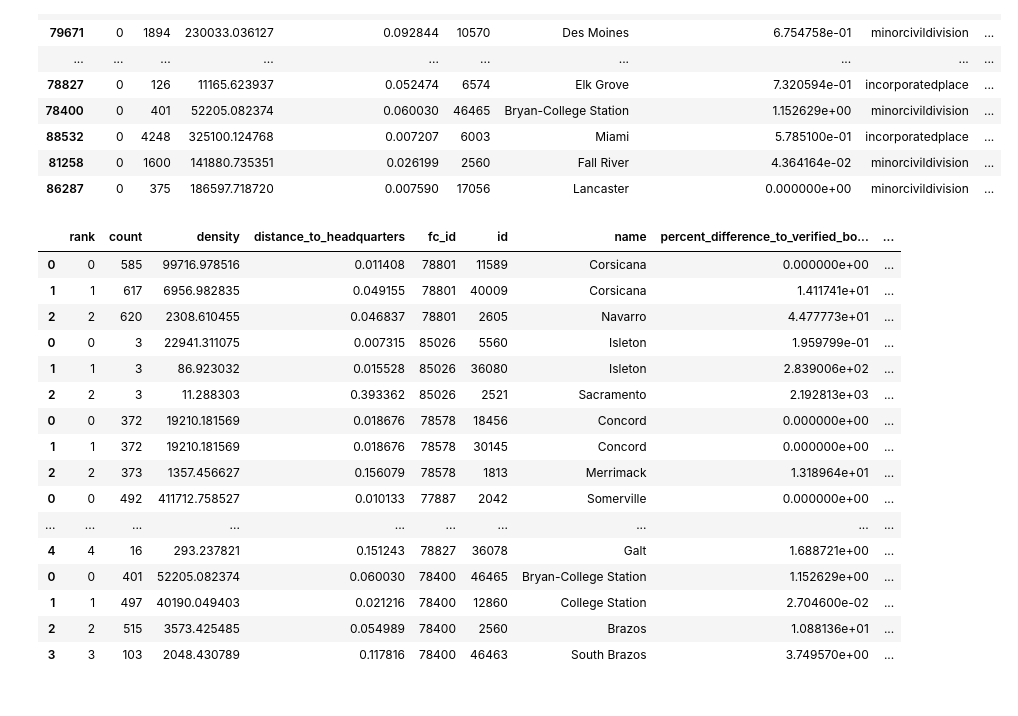
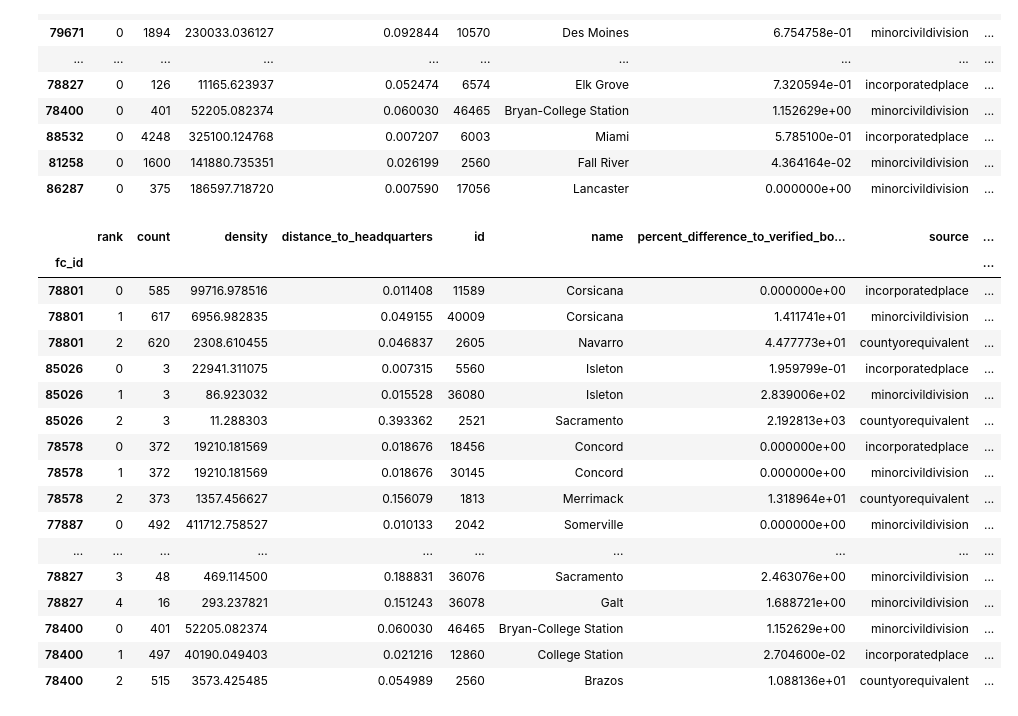
Before and after one commit to tbuffington7/data, a Jupyter notebook: analysis/validated-boundaries-vs-government-unit-density.ipynb, the cells around one changed output. Cells and saved outputs as stored; diff of their text form; code cells hidden in the pictures.

```diff
--- a/analysis/validated-boundaries-vs-government-unit-density.ipynb
+++ b/analysis/validated-boundaries-vs-government-unit-density.ipynb
@@ -152,7 +152,7 @@ Analyzing: Southington Fire Department (id: 95681 fdid: 02230 CT)
 from glob import glob
 # %%
 df = None
-for f in glob("*.csv"):
+for f in glob("boundary-analysis*.csv"):
     if df is not None:
         df = df.append(pd.read_csv(f))
     else:
@@ -195,22 +195,23 @@ selected_government_units
 | 81258 | 0 | 1600 | 141880.735351 | 0.026199 | 2560 | Fall River | 4.364164e-02 | minorcivildivision | ... |
 | 86287 | 0 | 375 | 186597.718720 | 0.007590 | 17056 | Lancaster | 0.000000e+00 | minorcivildivision | ... |
 # %%
-df
+df.set_index('fc_id')
 # %% [output]
-|  | rank | count | density | distance_to_headquarters | fc_id | id | name | percent_difference_to_verified_bo... | ... |
-| 0 | 0 | 585 | 99716.978516 | 0.011408 | 78801 | 11589 | Corsicana | 0.000000e+00 | ... |
-| 1 | 1 | 617 | 6956.982835 | 0.049155 | 78801 | 40009 | Corsicana | 1.411741e+01 | ... |
-| 2 | 2 | 620 | 2308.610455 | 0.046837 | 78801 | 2605 | Navarro | 4.477773e+01 | ... |
-| 0 | 0 | 3 | 22941.311075 | 0.007315 | 85026 | 5560 | Isleton | 1.959799e-01 | ... |
-| 1 | 1 | 3 | 86.923032 | 0.015528 | 85026 | 36080 | Isleton | 2.839006e+02 | ... |
-| 2 | 2 | 3 | 11.288303 | 0.393362 | 85026 | 2521 | Sacramento | 2.192813e+03 | ... |
-| 0 | 0 | 372 | 19210.181569 | 0.018676 | 78578 | 18456 | Concord | 0.000000e+00 | ... |
-| 1 | 1 | 372 | 19210.181569 | 0.018676 | 78578 | 30145 | Concord | 0.000000e+00 | ... |
-| 2 | 2 | 373 | 1357.456627 | 0.156079 | 78578 | 1813 | Merrimack | 1.318964e+01 | ... |
-| 0 | 0 | 492 | 411712.758527 | 0.010133 | 77887 | 2042 | Somerville | 0.000000e+00 | ... |
+|  | rank | count | density | distance_to_headquarters | id | name | percent_difference_to_verified_bo... | source | ... |
+| fc_id |  |  |  |  |  |  |  |  | ... |
+| 78801 | 0 | 585 | 99716.978516 | 0.011408 | 11589 | Corsicana | 0.000000e+00 | incorporatedplace | ... |
+| 78801 | 1 | 617 | 6956.982835 | 0.049155 | 40009 | Corsicana | 1.411741e+01 | minorcivildivision | ... |
+| 78801 | 2 | 620 | 2308.610455 | 0.046837 | 2605 | Navarro | 4.477773e+01 | countyorequivalent | ... |
+| 85026 | 0 | 3 | 22941.311075 | 0.007315 | 5560 | Isleton | 1.959799e-01 | incorporatedplace | ... |
+| 85026 | 1 | 3 | 86.923032 | 0.015528 | 36080 | Isleton | 2.839006e+02 | minorcivildivision | ... |
+| 85026 | 2 | 3 | 11.288303 | 0.393362 | 2521 | Sacramento | 2.192813e+03 | countyorequivalent | ... |
+| 78578 | 0 | 372 | 19210.181569 | 0.018676 | 18456 | Concord | 0.000000e+00 | incorporatedplace | ... |
+| 78578 | 1 | 372 | 19210.181569 | 0.018676 | 30145 | Concord | 0.000000e+00 | minorcivildivision | ... |
+| 78578 | 2 | 373 | 1357.456627 | 0.156079 | 1813 | Merrimack | 1.318964e+01 | countyorequivalent | ... |
+| 77887 | 0 | 492 | 411712.758527 | 0.010133 | 2042 | Somerville | 0.000000e+00 | minorcivildivision | ... |
 | ... | ... | ... | ... | ... | ... | ... | ... | ... | ... |
-| 4 | 4 | 16 | 293.237821 | 0.151243 | 78827 | 36078 | Galt | 1.688721e+00 | ... |
-| 0 | 0 | 401 | 52205.082374 | 0.060030 | 78400 | 46465 | Bryan-College Station | 1.152629e+00 | ... |
-| 1 | 1 | 497 | 40190.049403 | 0.021216 | 78400 | 12860 | College Station | 2.704600e-02 | ... |
-| 2 | 2 | 515 | 3573.425485 | 0.054989 | 78400 | 2560 | Brazos | 1.088136e+01 | ... |
-| 3 | 3 | 103 | 2048.430789 | 0.117816 | 78400 | 46463 | South Brazos | 3.749570e+00 | ... |
+| 78827 | 3 | 48 | 469.114500 | 0.188831 | 36076 | Sacramento | 2.463076e+00 | minorcivildivision | ... |
+| 78827 | 4 | 16 | 293.237821 | 0.151243 | 36078 | Galt | 1.688721e+00 | minorcivildivision | ... |
+| 78400 | 0 | 401 | 52205.082374 | 0.060030 | 46465 | Bryan-College Station | 1.152629e+00 | minorcivildivision | ... |
+| 78400 | 1 | 497 | 40190.049403 | 0.021216 | 12860 | College Station | 2.704600e-02 | incorporatedplace | ... |
+| 78400 | 2 | 515 | 3573.425485 | 0.054989 | 2560 | Brazos | 1.088136e+01 | countyorequivalent | ... |
```
Also changed, not shown: parts of 3 cells of this notebook, 1 other file.
